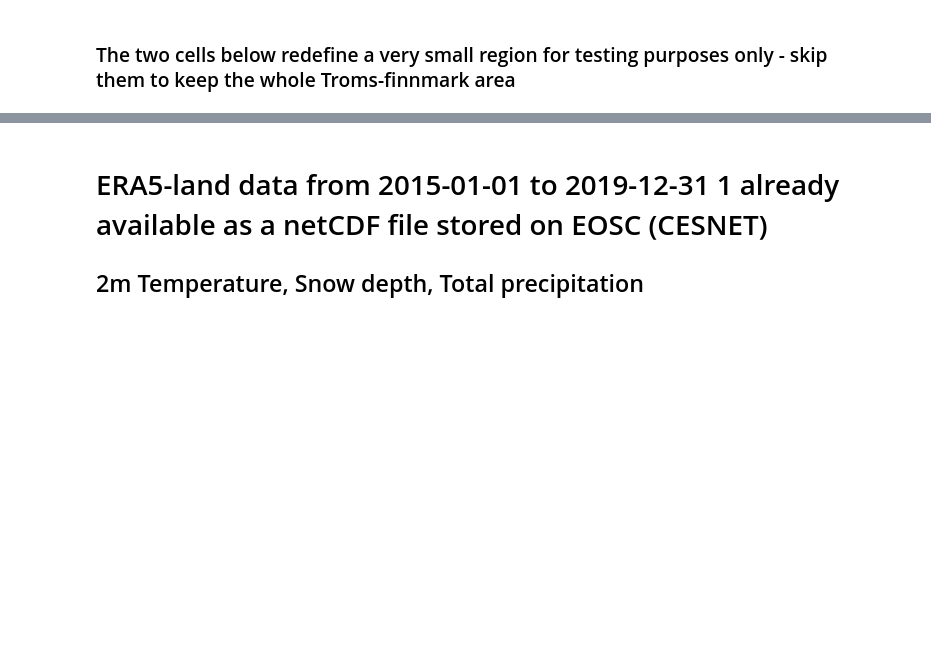
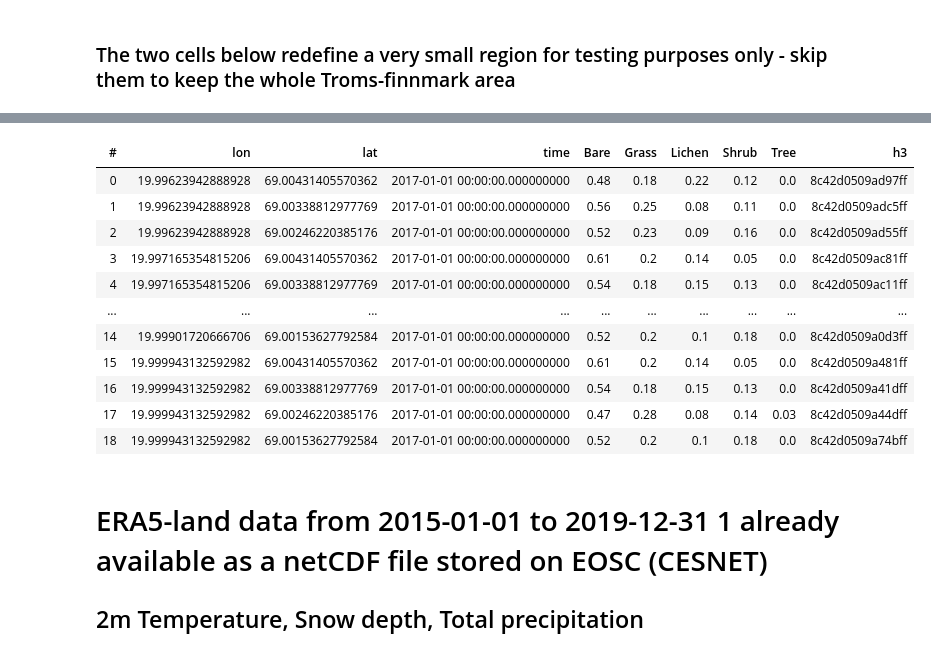
Before and after one commit to j34ni/Vegetation_in_Troms_and_Finnmark, a Jupyter notebook: finn.ipynb, the cells around one changed output, grey strips where cells are left out. Drawn from its saved outputs; the diff is of its cells as text; code cells hidden in the pictures; blank space fills up the shorter version.

```diff
--- a/finn.ipynb
+++ b/finn.ipynb
@@ -93,3 +305,18 @@ dfm
+# %%
+dv
+# %% [output]
+| # | lon | lat | time | Bare | Grass | Lichen | Shrub | Tree | h3 |
+| 0 | 19.99623942888928 | 69.00431405570362 | 2017-01-01 00:00:00.000000000 | 0.48 | 0.18 | 0.22 | 0.12 | 0.0 | 8c42d0509ad97ff |
+| 1 | 19.99623942888928 | 69.00338812977769 | 2017-01-01 00:00:00.000000000 | 0.56 | 0.25 | 0.08 | 0.11 | 0.0 | 8c42d0509adc5ff |
+| 2 | 19.99623942888928 | 69.00246220385176 | 2017-01-01 00:00:00.000000000 | 0.52 | 0.23 | 0.09 | 0.16 | 0.0 | 8c42d0509ad55ff |
+| 3 | 19.997165354815206 | 69.00431405570362 | 2017-01-01 00:00:00.000000000 | 0.61 | 0.2 | 0.14 | 0.05 | 0.0 | 8c42d0509ac81ff |
+| 4 | 19.997165354815206 | 69.00338812977769 | 2017-01-01 00:00:00.000000000 | 0.54 | 0.18 | 0.15 | 0.13 | 0.0 | 8c42d0509ac11ff |
+| ... | ... | ... | ... | ... | ... | ... | ... | ... | ... |
+| 14 | 19.99901720666706 | 69.00153627792584 | 2017-01-01 00:00:00.000000000 | 0.52 | 0.2 | 0.1 | 0.18 | 0.0 | 8c42d0509a0d3ff |
+| 15 | 19.999943132592982 | 69.00431405570362 | 2017-01-01 00:00:00.000000000 | 0.61 | 0.2 | 0.14 | 0.05 | 0.0 | 8c42d0509a481ff |
+| 16 | 19.999943132592982 | 69.00338812977769 | 2017-01-01 00:00:00.000000000 | 0.54 | 0.18 | 0.15 | 0.13 | 0.0 | 8c42d0509a41dff |
+| 17 | 19.999943132592982 | 69.00246220385176 | 2017-01-01 00:00:00.000000000 | 0.47 | 0.28 | 0.08 | 0.14 | 0.03 | 8c42d0509a44dff |
+| 18 | 19.999943132592982 | 69.00153627792584 | 2017-01-01 00:00:00.000000000 | 0.52 | 0.2 | 0.1 | 0.18 | 0.0 | 8c42d0509a74bff |
 # %% [markdown]
 # ERA5-land data from 2015-01-01 to 2019-12-31 1 already available as a netCDF file stored on EOSC (CESNET)
 ## 2m Temperature, Snow depth, Total precipitation
```
Also changed, not shown: parts of 28 cells of this notebook.
